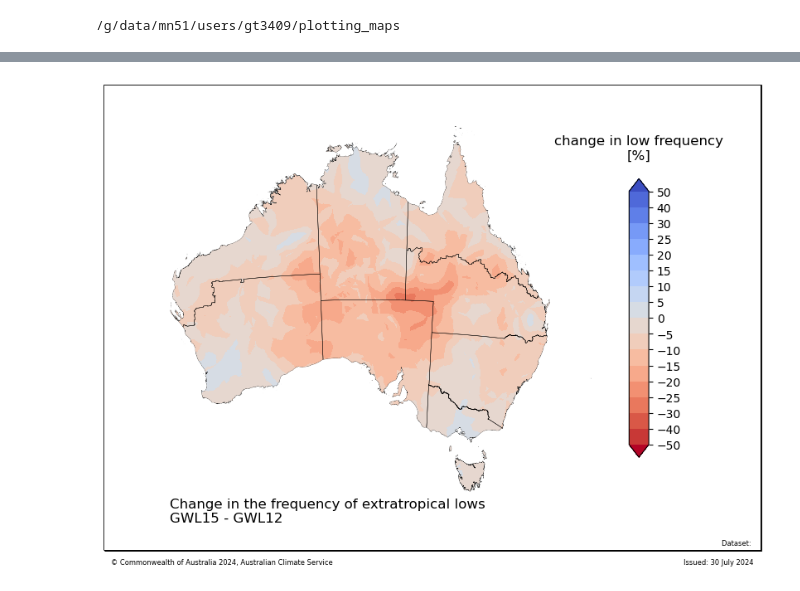
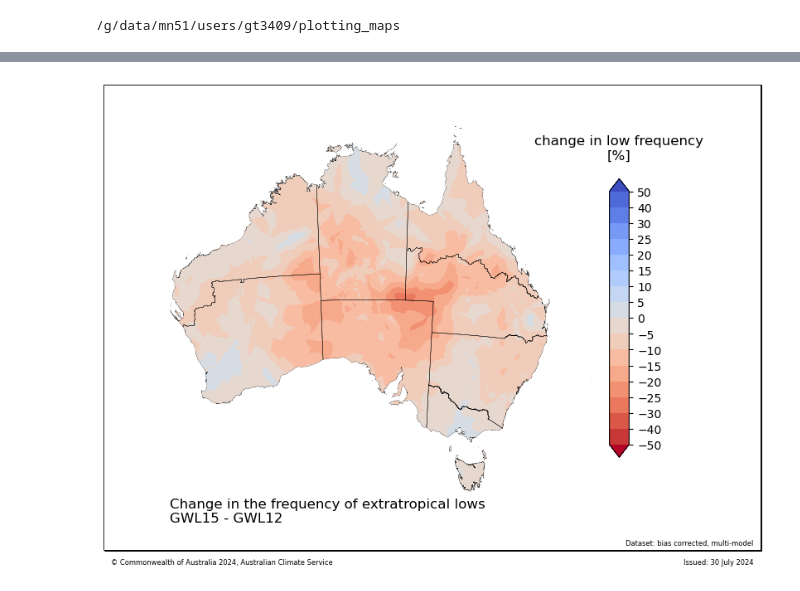
Before and after one commit to AusClimateService/plotting_maps, a Jupyter notebook: ministerial_brief.ipynb, the cells around one changed output, grey strips where cells are left out. Cells and saved outputs as stored; diff of their text form; code cells hidden in the pictures.

```diff
--- a/ministerial_brief.ipynb
+++ b/ministerial_brief.ipynb
@@ -237,0 +452,25 @@ for gwl in ["GWL15", "GWL20", "GWL30"]:
+# %%
+var="lows"
+for gwl in ["GWL15", "GWL20", "GWL30"]:
+
+    ds = xr.open_dataset(f"/g/data/ia39/ncra/extratropical_storms/5km/GWLs/{var}_AGCD-05i_MM50_ssp370_v1-r1_{gwl}_change.nc")
+    da = ds["low_freq"]
+
+    plot_acs_hazard(data =  da,
+                    regions = regions_dict['ncra_regions'],
+                    title = "Change in the frequency \nof extratropical lows ",
+                    date_range = f"{gwl} - GWL12",
+                    cmap = cmap_dict["anom_coolwarm_r"],
+                    ticks = [-50, -40, -30, -25, -20, -15, -10, -5, 0, 5, 10, 15, 20, 25, 30, 40, 50],
+                    cbar_label = "change in \nlow frequency\n[%]",
+                    dataset_name = "AGCD bias corrected, multi-model",
+                    outfile = f"/g/data/mn51/users/gt3409/plotting_maps/ministerial_brief_figures/smaller_figures/{var}_AGCD-05i_MM50_ssp370_v1-r1_{gwl}_change_small.png",
+                    contour=False,
+                    contourf=False,
+                    cbar_extend="both",
+                    watermark="",
+                    show_logo=False,
+                    figsize=(6,4),
+                    xlim=(113, 167),
+                    ylim=(-44, -6),
+                    );
@@ -238,24 +481,24 @@ for gwl in ["GWL15", "GWL20", "GWL30"]:
 # %%
 var="lows"
 for gwl in ["GWL15", "GWL20", "GWL30"]:
 
     ds = xr.open_dataset(f"/g/data/ia39/ncra/extratropical_storms/5km/GWLs/{var}_AGCD-05i_MM50_ssp370_v1-r1_{gwl}_change.nc")
     da = ds["low_freq"]
 
     plot_acs_hazard(data =  da,
                     regions = regions_dict['ncra_regions'],
                     title = "Change in the frequency of extratropical lows ",
                     date_range = f"{gwl} - GWL12",
                     cmap = cmap_dict["anom_coolwarm_r"],
                     ticks = [-50, -40, -30, -25, -20, -15, -10, -5, 0, 5, 10, 15, 20, 25, 30, 40, 50],
                     cbar_label = "change in low frequency\n[%]",
-                    dataset_name = "",
-                    outfile = f"/g/data/mn51/users/gt3409/plotting_maps/ministerial_brief_figures/{var}_AGCD-05i_MM50_ssp370_v1-r1_{gwl}_change.png",
+                    dataset_name = "bias corrected, multi-model",
+                    outfile = f"/g/data/mn51/users/gt3409/plotting_maps/ministerial_brief_figures/smaller_figures/{var}_AGCD-05i_MM50_ssp370_v1-r1_{gwl}_change.png",
                     contour=False,
                     contourf=False,
                     cbar_extend="both",
                     watermark="",
                     show_logo=False,
                     );
 # %% [output]
-[figure, old version]
+[figure, new version]
```
Also changed, not shown: parts of 23 cells of this notebook.
